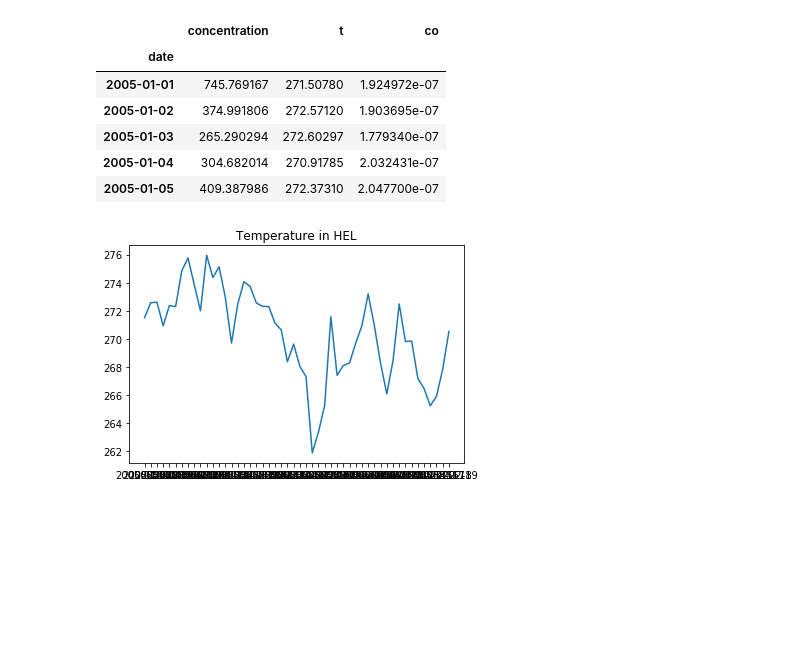
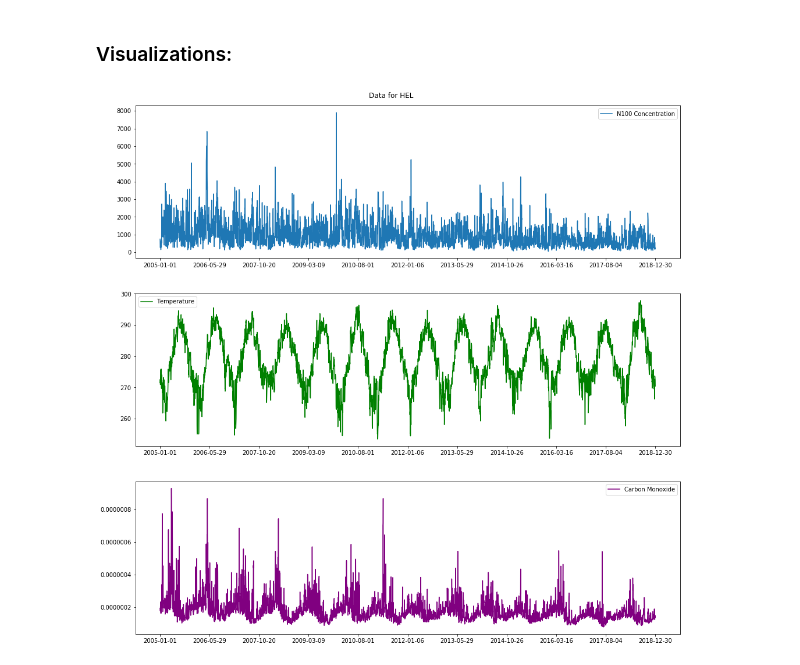
Before and after one commit to ellarauth/aerosol-modeling, a Jupyter notebook: notebooks/explore.ipynb, the cells around one changed output. Saved outputs shown, nothing was run; the diff lists cells and outputs as text; code cells hidden in the pictures; blank space fills up the shorter version.

Commit message:
updated graph to show all data

```diff
--- a/notebooks/explore.ipynb
+++ b/notebooks/explore.ipynb
@@ -30,2 +49,3 @@ cities[:7]
 # %%
-city = cities['city'][6]
+city = cities.city[6]
+city
@@ -36,16 +67,23 @@ df = pd.read_csv(DATA_DIR + city + '.csv', index_col='date')
-# %%
-df.head()
-# %% [output]
-|  | concentration | t | co |
-| date |  |  |  |
-| 2005-01-01 | 745.769167 | 271.50780 | 1.924972e-07 |
-| 2005-01-02 | 374.991806 | 272.57120 | 1.903695e-07 |
-| 2005-01-03 | 265.290294 | 272.60297 | 1.779340e-07 |
-| 2005-01-04 | 304.682014 | 270.91785 | 2.032431e-07 |
-| 2005-01-05 | 409.387986 | 272.37310 | 2.047700e-07 |
-# %%
-plt.plot(df.index[:50], df['t'][:50])
-plt.title('Temperature in ' + city)
-plt.show()
-# %% [output]
-[figure, removed]
+# %% [markdown]
+### Visualizations:
+# %%
+idx = df.shape[0]
+step = int(idx / 10)
+xticks = pd.Series(df.index).iloc[list(range(0,idx,step))]
+
+fig, ax = plt.subplots(3, 1)
+fig.set_figwidth(15)
+fig.set_figheight(14)
+
+ax[0].plot(df.index[:idx], df.concentration[:idx], label='N100 Concentration')
+ax[1].plot(df.index[:idx], df.t[:idx], label='Temperature', c='green')
+ax[2].plot(df.index[:idx], df.co[:idx], label='Carbon Monoxide', c='purple')
+
+for i in range(3):
+    ax[i].legend()
+    ax[i].set_xticks(xticks)
+
+fig.tight_layout(pad=4)
+fig.suptitle('Data for '+city);
+# %% [output]
+[figure, added]
```
Also changed, not shown: parts of 10 cells of this notebook.
